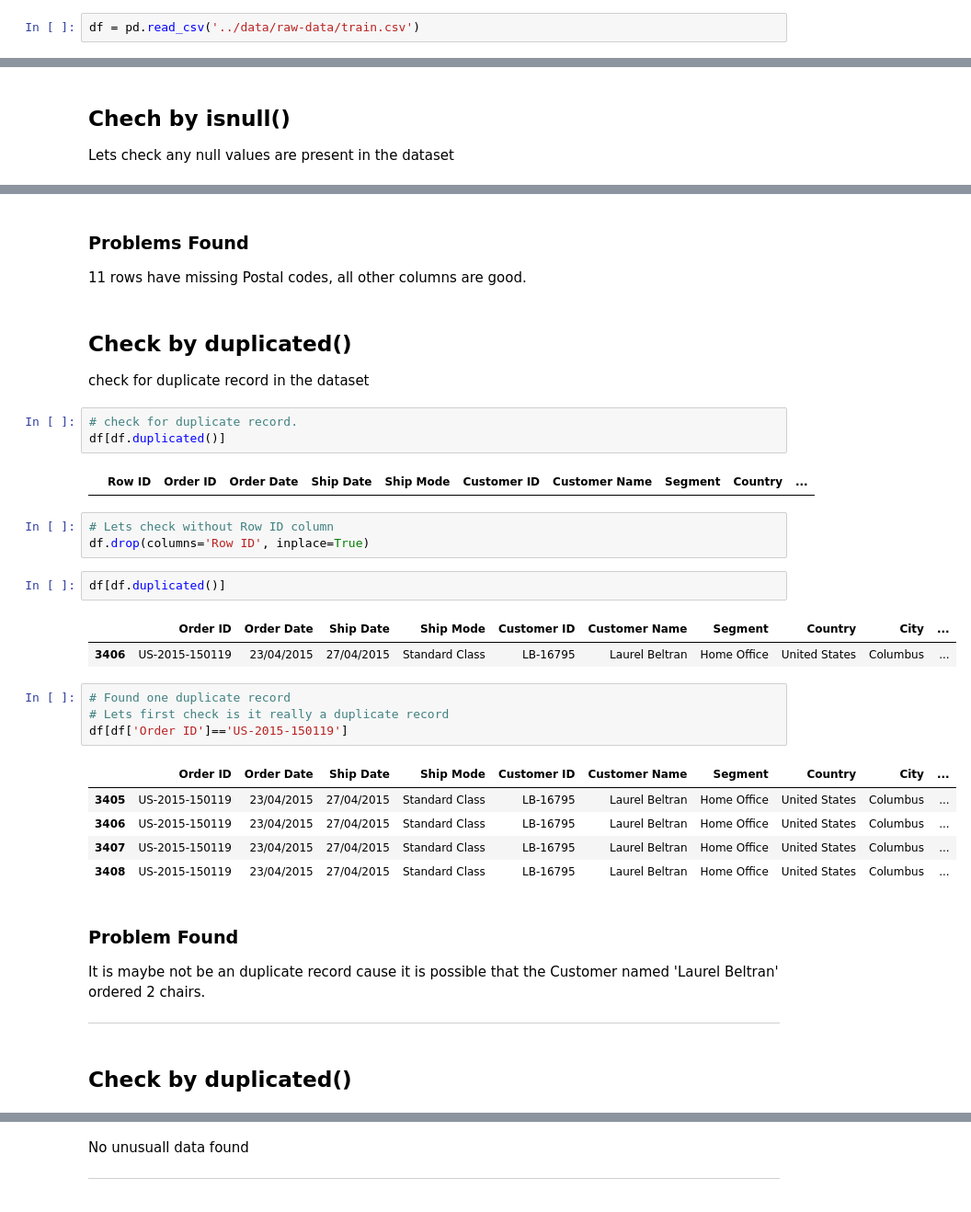
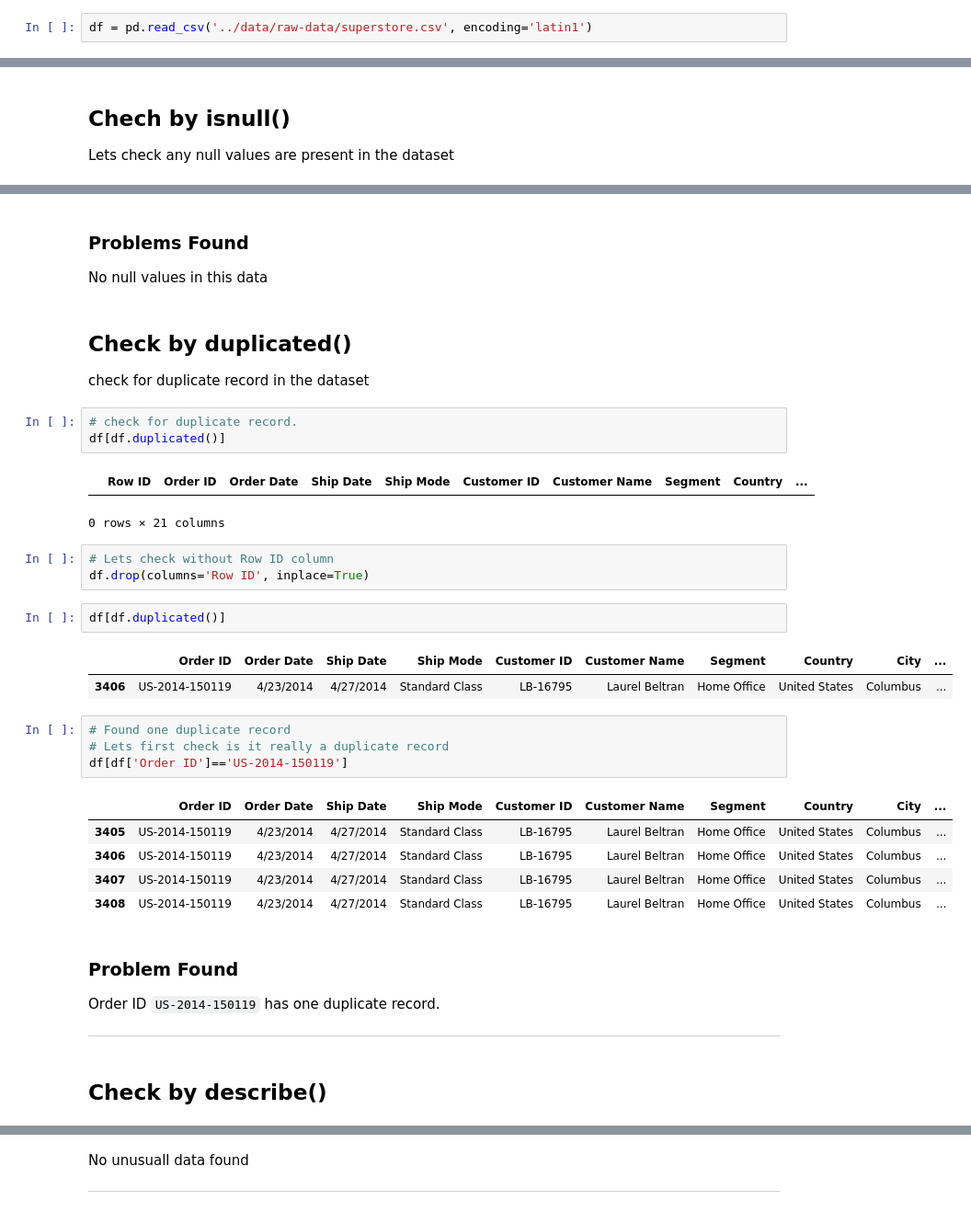
Before and after one commit to OnkarGhadage/superstore-sales-analysis, a Jupyter notebook: notebooks/data-exploring.ipynb, the cells around one changed output, grey strips where cells are left out. Shown at 92% size. Saved outputs shown, nothing was run; the diff lists cells and outputs as text.

Commit message:
Explore entire data and extracted cleaning details

```diff
--- a/notebooks/data-exploring.ipynb
+++ b/notebooks/data-exploring.ipynb
@@ -8,7 +8,7 @@ import seaborn as sns
 # %% [markdown]
 # Import Dataset
 # %%
-df = pd.read_csv('../data/raw-data/train.csv')
+df = pd.read_csv('../data/raw-data/superstore.csv', encoding='latin1')
 # %%
 df
 # %% [output]
@@ -193,7 +204,7 @@ dtype: int64
 # %% [markdown]
 ### Problems Found
 
-11 rows have missing Postal codes, all other columns are good.
+No null values in this data
 # %% [markdown]
 ## Check by duplicated()
 check for duplicate record in the dataset
@@ -202,6 +213,7 @@ check for duplicate record in the dataset
 df[df.duplicated()]
 # %% [output]
 |  | Row ID | Order ID | Order Date | Ship Date | Ship Mode | Customer ID | Customer Name | Segment | Country | ... |
+0 rows × 21 columns
 # %%
 # Lets check without Row ID column
 df.drop(columns='Row ID', inplace=True)
@@ -209,25 +221,25 @@ df.drop(columns='Row ID', inplace=True)
 df[df.duplicated()]
 # %% [output]
 |  | Order ID | Order Date | Ship Date | Ship Mode | Customer ID | Customer Name | Segment | Country | City | ... |
-| 3406 | US-2015-150119 | 23/04/2015 | 27/04/2015 | Standard Class | LB-16795 | Laurel Beltran | Home Office | United States | Columbus | ... |
+| 3406 | US-2014-150119 | 4/23/2014 | 4/27/2014 | Standard Class | LB-16795 | Laurel Beltran | Home Office | United States | Columbus | ... |
 # %%
 # Found one duplicate record
 # Lets first check is it really a duplicate record
-df[df['Order ID']=='US-2015-150119']
+df[df['Order ID']=='US-2014-150119']
 # %% [output]
 |  | Order ID | Order Date | Ship Date | Ship Mode | Customer ID | Customer Name | Segment | Country | City | ... |
-| 3405 | US-2015-150119 | 23/04/2015 | 27/04/2015 | Standard Class | LB-16795 | Laurel Beltran | Home Office | United States | Columbus | ... |
-| 3406 | US-2015-150119 | 23/04/2015 | 27/04/2015 | Standard Class | LB-16795 | Laurel Beltran | Home Office | United States | Columbus | ... |
-| 3407 | US-2015-150119 | 23/04/2015 | 27/04/2015 | Standard Class | LB-16795 | Laurel Beltran | Home Office | United States | Columbus | ... |
-| 3408 | US-2015-150119 | 23/04/2015 | 27/04/2015 | Standard Class | LB-16795 | Laurel Beltran | Home Office | United States | Columbus | ... |
+| 3405 | US-2014-150119 | 4/23/2014 | 4/27/2014 | Standard Class | LB-16795 | Laurel Beltran | Home Office | United States | Columbus | ... |
+| 3406 | US-2014-150119 | 4/23/2014 | 4/27/2014 | Standard Class | LB-16795 | Laurel Beltran | Home Office | United States | Columbus | ... |
+| 3407 | US-2014-150119 | 4/23/2014 | 4/27/2014 | Standard Class | LB-16795 | Laurel Beltran | Home Office | United States | Columbus | ... |
+| 3408 | US-2014-150119 | 4/23/2014 | 4/27/2014 | Standard Class | LB-16795 | Laurel Beltran | Home Office | United States | Columbus | ... |
 # %% [markdown]
 ### Problem Found
 
-It is maybe not be an duplicate record cause it is possible that the Customer named 'Laurel Beltran' ordered 2 chairs.
+Order ID `US-2014-150119` has one duplicate record.
 
 ---
 # %% [markdown]
-## Check by duplicated()
+## Check by describe()
 # %%
 df.describe()
 # %% [output]
```
Also changed, not shown: parts of 13 cells of this notebook.
